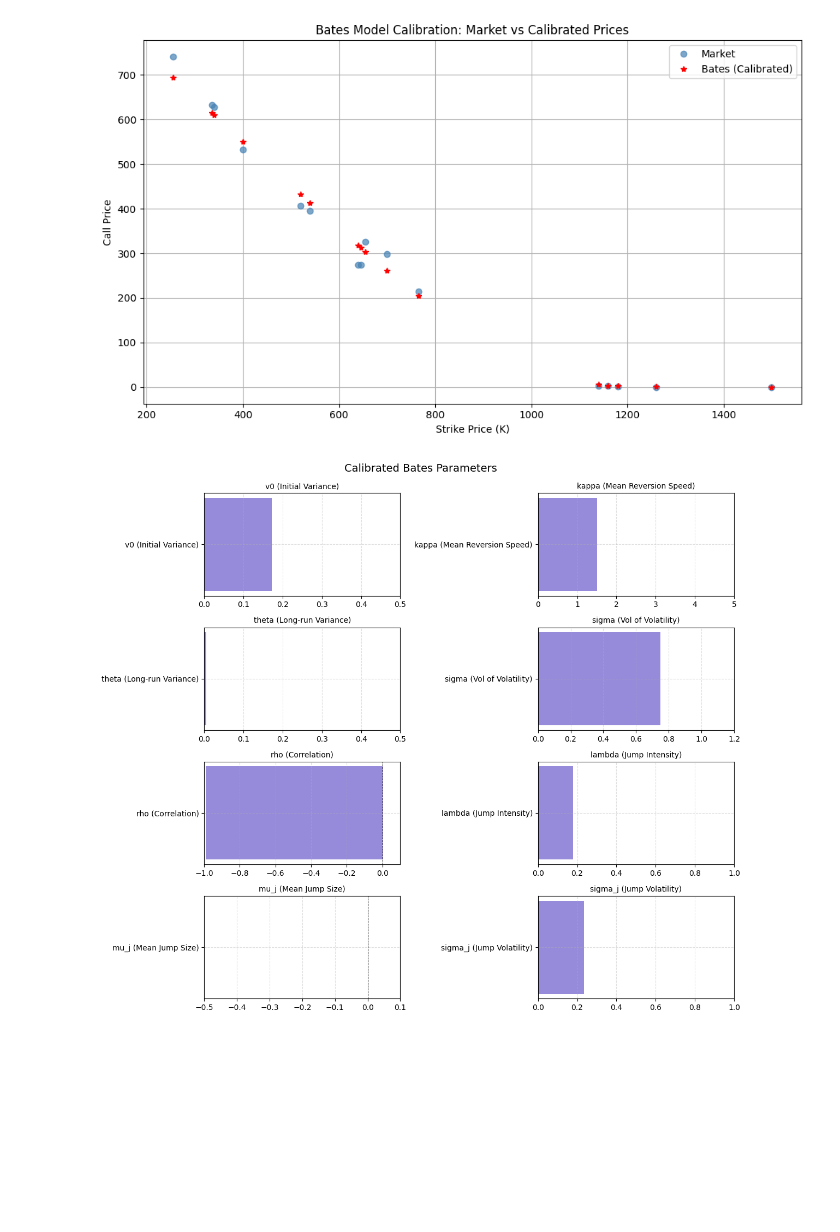
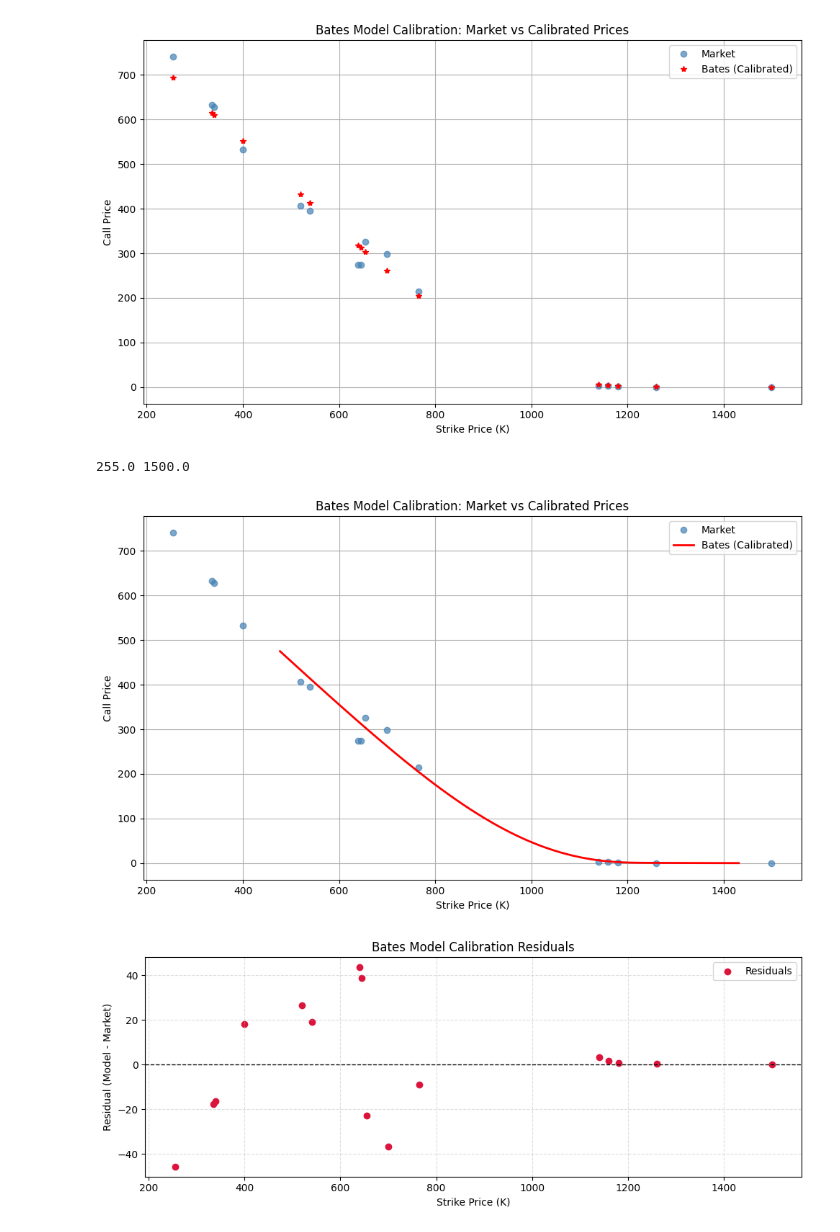
Before and after one commit to ashutoshjha3103/exotic_option_pricing_fe2025, a Jupyter notebook: exp/exp02_valuation.ipynb, the cells around one changed output. Drawn from its saved outputs; the diff is of its cells as text; code cells hidden in the pictures; blank space fills up the shorter version.

```diff
--- a/exp/exp02_valuation.ipynb
+++ b/exp/exp02_valuation.ipynb
@@ -524,5 +573,14 @@ calibrator.plot_calibrated_vs_market(clean_calls_df)
 # %% [output]
 [figure]
 # %%
+print(clean_calls_df["strike"].min(), clean_calls_df["strike"].max())
 # %% [output]
-[figure, removed]
+255.0 1500.0
+# %%
+calibrator.plot_calibrated_vs_market(clean_calls_df, full_grid=True)
+# %% [output]
+[figure, added]
+# %%
+calibrator.plot_residuals(clean_calls_df)
+# %% [output]
+[figure, added]
```
Also changed, not shown: parts of 14 cells of this notebook.
